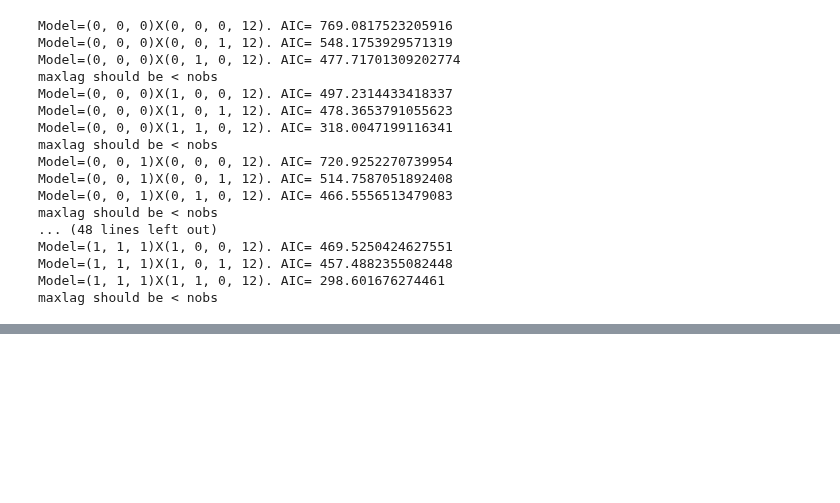
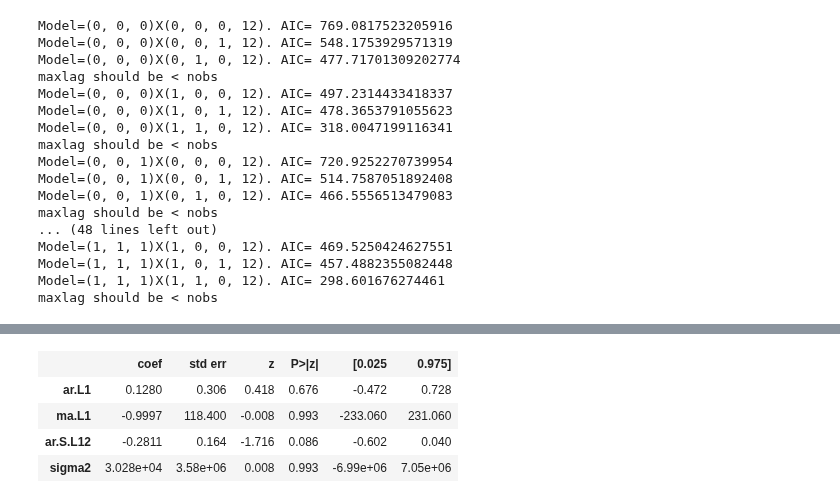
Before and after one commit to lellabhaskar/DataScience, a Jupyter notebook: 4p_TimeSeriesAnalysis.ipynb, the cells around one changed output, grey strips where cells are left out. Saved outputs shown, nothing was run; the diff lists cells and outputs as text; code cells hidden in the pictures; blank space fills up the shorter version.

```diff
--- a/4p_TimeSeriesAnalysis.ipynb
+++ b/4p_TimeSeriesAnalysis.ipynb
@@ -458,0 +528,8 @@ maxlag should be < nobs
+# %%
+results.summary().tables[1]
+# %% [output]
+|  | coef | std err | z | P>|z| | [0.025 | 0.975] |
+| ar.L1 | 0.1280 | 0.306 | 0.418 | 0.676 | -0.472 | 0.728 |
+| ma.L1 | -0.9997 | 118.400 | -0.008 | 0.993 | -233.060 | 231.060 |
+| ar.S.L12 | -0.2811 | 0.164 | -1.716 | 0.086 | -0.602 | 0.040 |
+| sigma2 | 3.028e+04 | 3.58e+06 | 0.008 | 0.993 | -6.99e+06 | 7.05e+06 |
```
Also changed, not shown: parts of 4 cells of this notebook.
